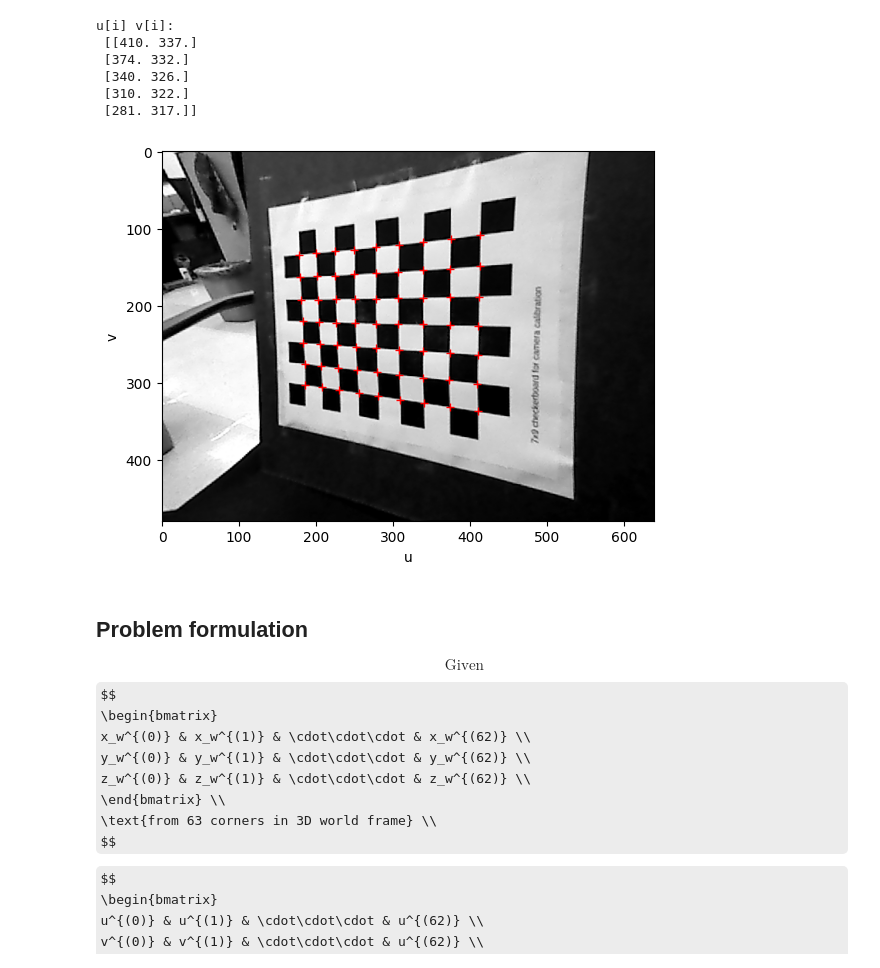
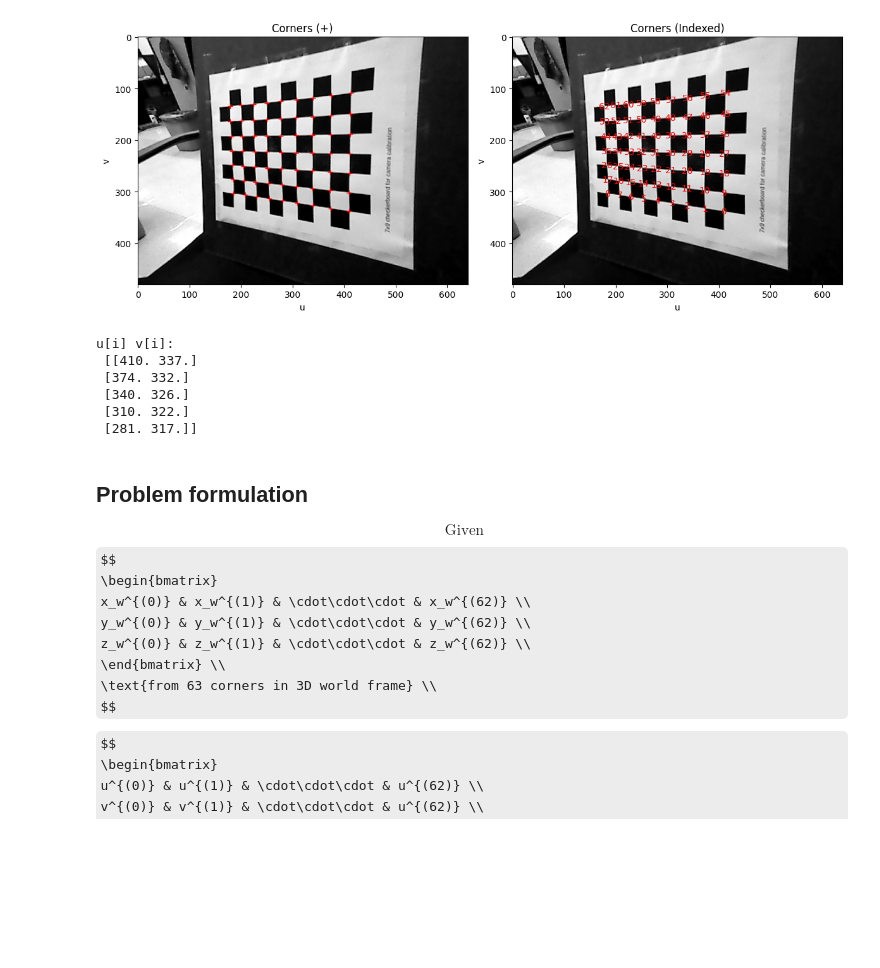
Before and after one commit to QuangMDoan/autonomy, a Jupyter notebook: hw3/hw3p1/camera.ipynb, the cells around one changed output. Drawn from its saved outputs; the diff is of its cells as text; code cells hidden in the pictures; some formulas as TeX source; blank space fills up the shorter version.

Commit message:
Modify plot to add indexed corners

```diff
--- a/hw3/hw3p1/camera.ipynb
+++ b/hw3/hw3p1/camera.ipynb
@@ -12,35 +12,47 @@
 # %%
 import numpy as np
 import cv2
 import matplotlib.pyplot as plt
 np.random.seed(789)
 
-ncorners_y, ncorners_x = 7, 9
+## Plot 9x7 = 63 corners
+ncorners_x, ncorners_y = 9, 7
 
-def findCorners(image_location, ncorners_y=7, ncorners_x=9, plot=True):
+def findCorners(image_location, ncorners_x=9, ncorners_y=7, plot=True):
     image = cv2.imread(image_location, 0)
     _, corners = cv2.findChessboardCorners(image, (ncorners_x, ncorners_y))
     corners_pixels = corners.squeeze()
 
     if plot:
-        ax = plt.subplot()
-        ax.imshow(image, cmap="gray")
-        ax.set_ylabel("v")
-        ax.set_xlabel("u")
-        ax.plot(corners_pixels[:, 0], corners_pixels[:, 1], "r+")
+        _, (ax1, ax2) = plt.subplots(1, 2, figsize=(12, 5))
+        ax1.imshow(image, cmap="gray")
+        ax1.set_title("Corners (+)")
+        ax1.set_xlabel("u")
+        ax1.set_ylabel("v")
+        ax1.plot(corners_pixels[:, 0], corners_pixels[:, 1],"r+")
+
+        ax2.imshow(image, cmap="gray")
+        ax2.set_title("Corners (Indexed)")
+        ax2.set_xlabel("u")
+        ax2.set_ylabel("v")
+        for i, (x, y) in enumerate(corners_pixels):
+            ax2.text(x, y, str(i), color="red", fontsize=10, ha="center", va="center")
+
+        plt.tight_layout()
+        plt.show()
 
     return image, corners_pixels
 
 image, corners_uv = findCorners("p1_data/checkerboard.png")
 print(f"u[i] v[i]: \n {np.round(corners_uv[0:5, :], 0)}")
 # %% [output]
+[figure, new version]
 u[i] v[i]:
  [[410. 337.]
  [374. 332.]
  [340. 326.]
  [310. 322.]
  [281. 317.]]
-[figure, old version]
 # %% [markdown]
 ## Problem formulation
 
```
Also changed, not shown: parts of 7 cells of this notebook, 1 other file.
